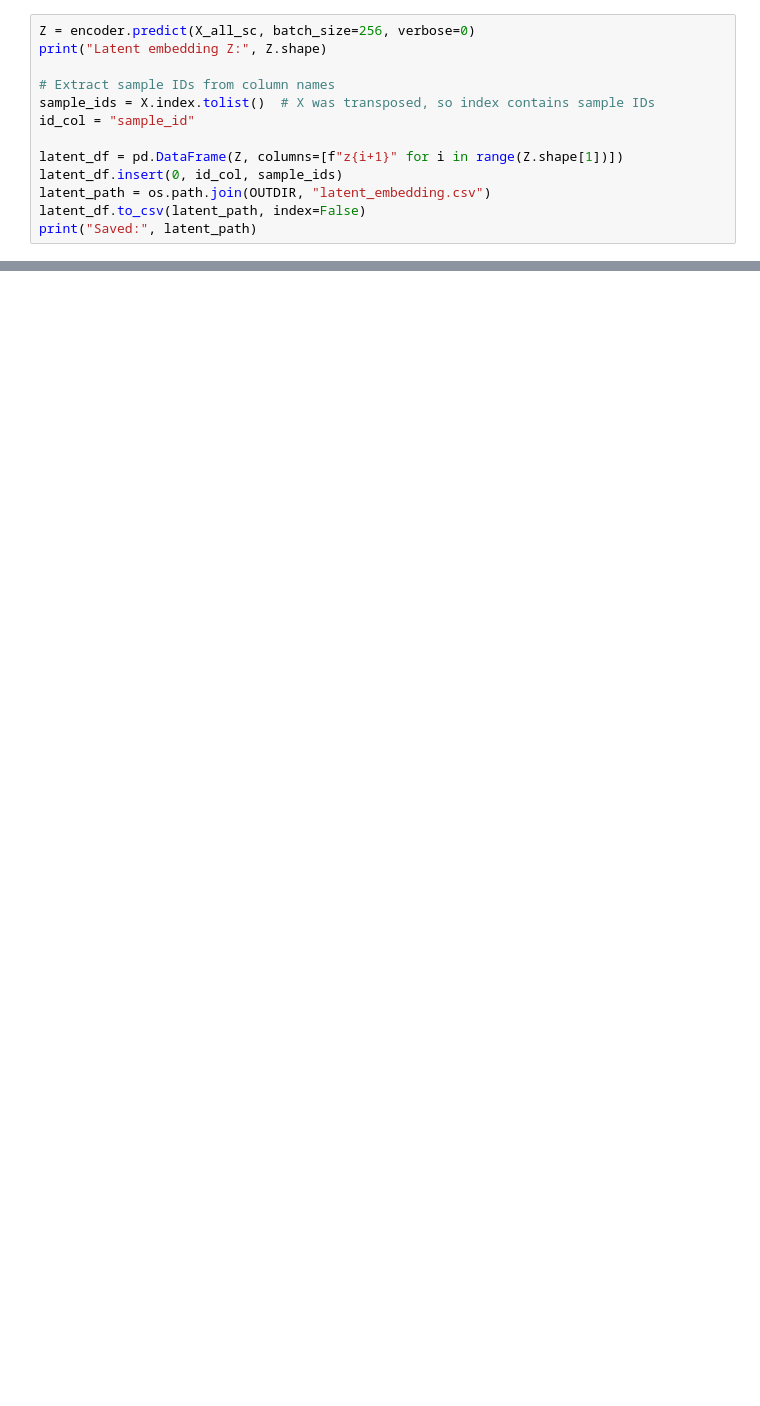
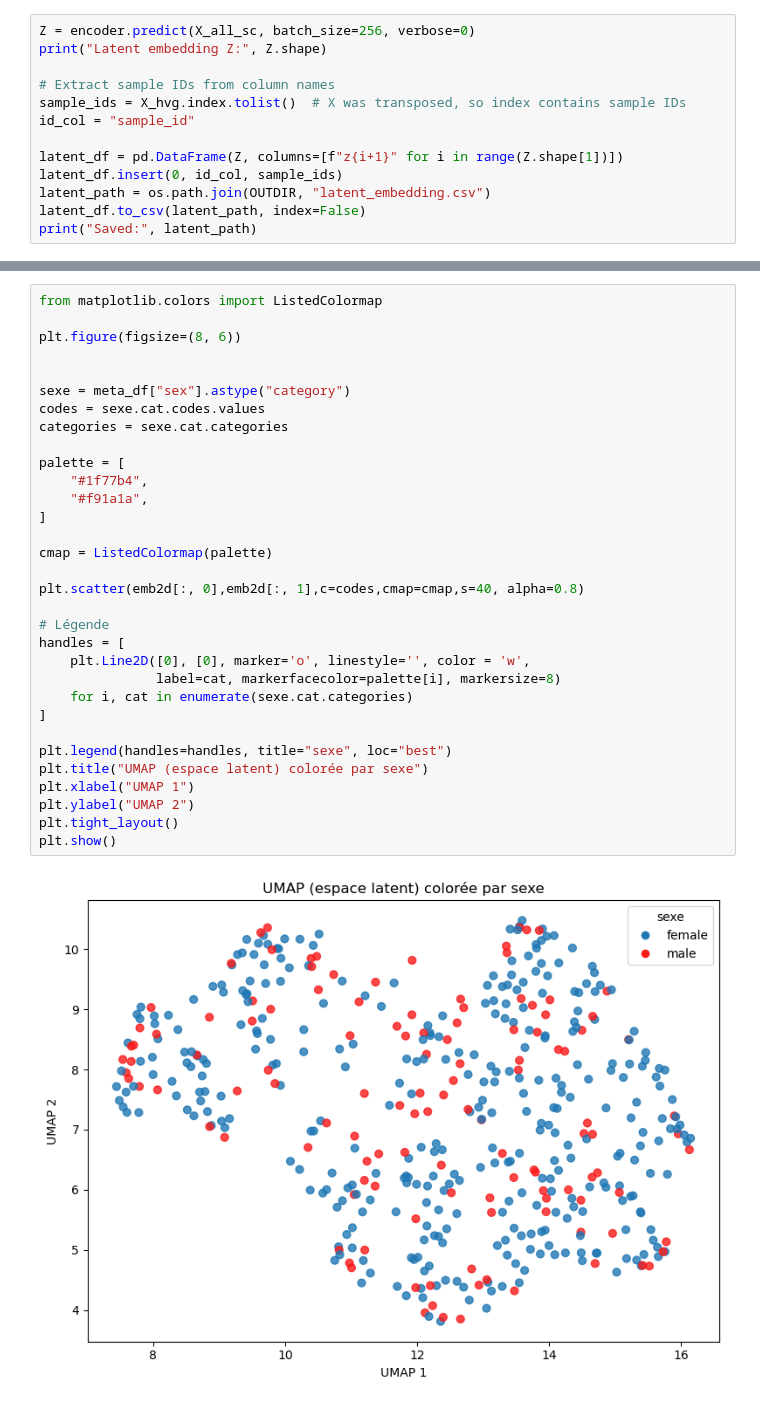
Before and after one commit to elodiehusson/Deep-Learning-Project, a Jupyter notebook: script/pipeline_autoencoder.ipynb, the cells around one changed output, grey strips where cells are left out. Saved outputs shown, nothing was run; the diff lists cells and outputs as text; blank space fills up the shorter version.

```diff
--- a/script/pipeline_autoencoder.ipynb
+++ b/script/pipeline_autoencoder.ipynb
@@ -241,7 +242,7 @@ Z = encoder.predict(X_all_sc, batch_size=256, verbose=0)
 print("Latent embedding Z:", Z.shape)
 
 # Extract sample IDs from column names
-sample_ids = X.index.tolist()  # X was transposed, so index contains sample IDs
+sample_ids = X_hvg.index.tolist()  # X was transposed, so index contains sample IDs
 id_col = "sample_id"
 
 latent_df = pd.DataFrame(Z, columns=[f"z{i+1}" for i in range(Z.shape[1])])
@@ -704,0 +479,34 @@ cluster
+# %%
+from matplotlib.colors import ListedColormap
+
+plt.figure(figsize=(8, 6))
+
+
+sexe = meta_df["sex"].astype("category")
+codes = sexe.cat.codes.values
+categories = sexe.cat.categories
+
+palette = [
+    "#1f77b4",
+    "#f91a1a",
+]
+
+cmap = ListedColormap(palette)
+
+plt.scatter(emb2d[:, 0],emb2d[:, 1],c=codes,cmap=cmap,s=40, alpha=0.8)
+
+# Légende
+handles = [
+    plt.Line2D([0], [0], marker='o', linestyle='', color = 'w',
+               label=cat, markerfacecolor=palette[i], markersize=8)
+    for i, cat in enumerate(sexe.cat.categories)
+]
+
+plt.legend(handles=handles, title="sexe", loc="best")
+plt.title("UMAP (espace latent) colorée par sexe")
+plt.xlabel("UMAP 1")
+plt.ylabel("UMAP 2")
+plt.tight_layout()
+plt.show()
+# %% [output]
+[figure, added]
```
Also changed, not shown: parts of 47 cells of this notebook, 20 other files.
